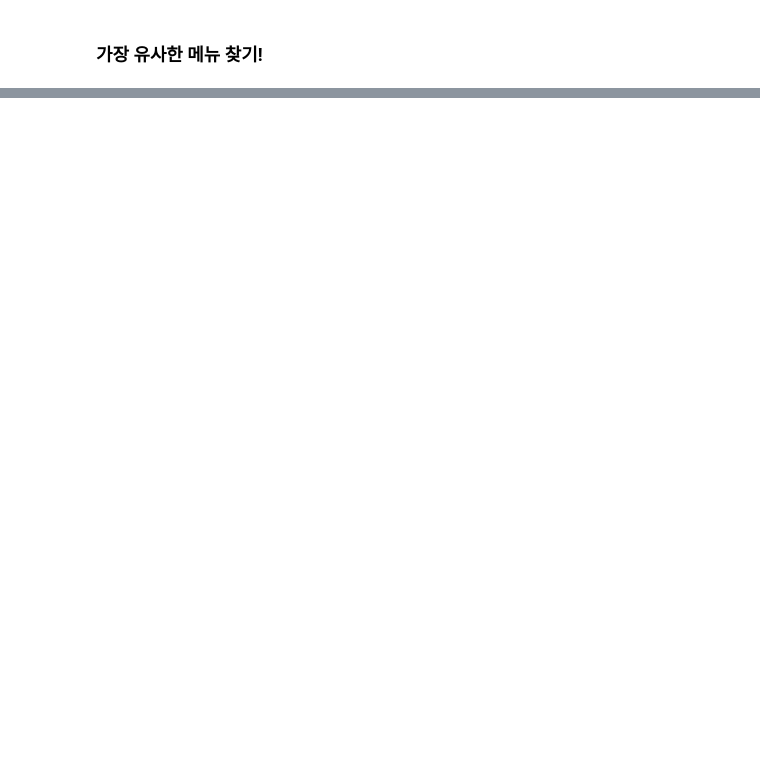
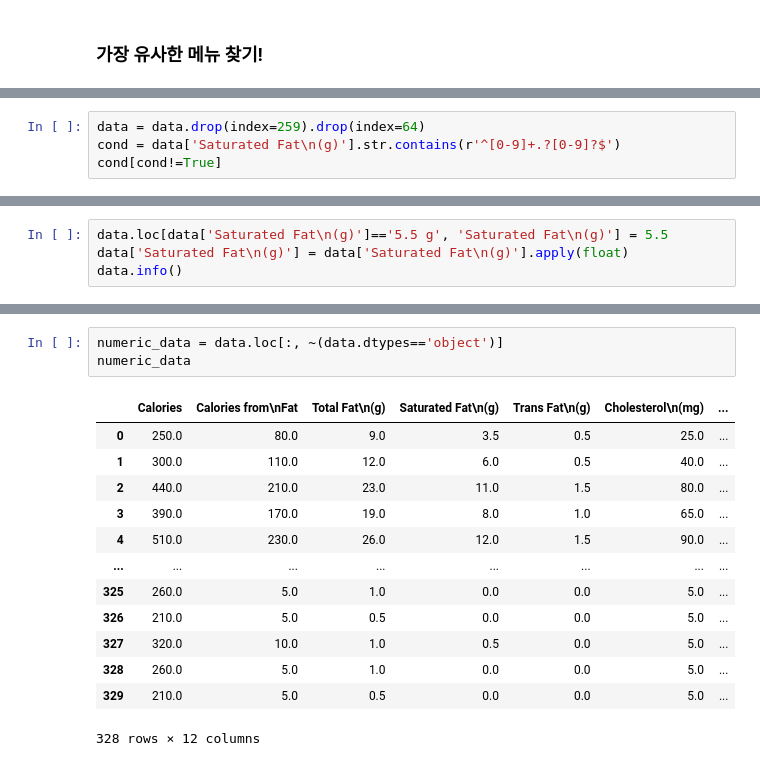
Before and after one commit to sajacaros/bootcamp_playground, a Jupyter notebook: 김용담강사/3. 데이터분석을 위한 선형대수학/2. 데이터분석을 위한 선형대수학_Practice.ipynb, the cells around one changed output, grey strips where cells are left out. Drawn from its saved outputs; the diff is of its cells as text; blank space fills up the shorter version.

```diff
--- a/김용담강사/3. 데이터분석을 위한 선형대수학/2. 데이터분석을 위한 선형대수학_Practice.ipynb
+++ b/김용담강사/3. 데이터분석을 위한 선형대수학/2. 데이터분석을 위한 선형대수학_Practice.ipynb
@@ -69,0 +123,4 @@ print("Most similar menu : ")
+# %%
+data = data.drop(index=259).drop(index=64)
+cond = data['Saturated Fat\n(g)'].str.contains(r'^[0-9]+.?[0-9]?$')
+cond[cond!=True]
@@ -69,0 +132,4 @@ print("Most similar menu : ")
+# %%
+data.loc[data['Saturated Fat\n(g)']=='5.5 g', 'Saturated Fat\n(g)'] = 5.5
+data['Saturated Fat\n(g)'] = data['Saturated Fat\n(g)'].apply(float)
+data.info()
@@ -69,0 +154,17 @@ print("Most similar menu : ")
+# %%
+numeric_data = data.loc[:, ~(data.dtypes=='object')]
+numeric_data
+# %% [output]
+|  | Calories | Calories from\nFat | Total Fat\n(g) | Saturated Fat\n(g) | Trans Fat\n(g) | Cholesterol\n(mg) | ... |
+| 0 | 250.0 | 80.0 | 9.0 | 3.5 | 0.5 | 25.0 | ... |
+| 1 | 300.0 | 110.0 | 12.0 | 6.0 | 0.5 | 40.0 | ... |
+| 2 | 440.0 | 210.0 | 23.0 | 11.0 | 1.5 | 80.0 | ... |
+| 3 | 390.0 | 170.0 | 19.0 | 8.0 | 1.0 | 65.0 | ... |
+| 4 | 510.0 | 230.0 | 26.0 | 12.0 | 1.5 | 90.0 | ... |
+| ... | ... | ... | ... | ... | ... | ... | ... |
+| 325 | 260.0 | 5.0 | 1.0 | 0.0 | 0.0 | 5.0 | ... |
+| 326 | 210.0 | 5.0 | 0.5 | 0.0 | 0.0 | 5.0 | ... |
+| 327 | 320.0 | 10.0 | 1.0 | 0.5 | 0.0 | 5.0 | ... |
+| 328 | 260.0 | 5.0 | 1.0 | 0.0 | 0.0 | 5.0 | ... |
+| 329 | 210.0 | 5.0 | 0.5 | 0.0 | 0.0 | 5.0 | ... |
+328 rows × 12 columns
```
Also changed, not shown: parts of 19 cells of this notebook.
